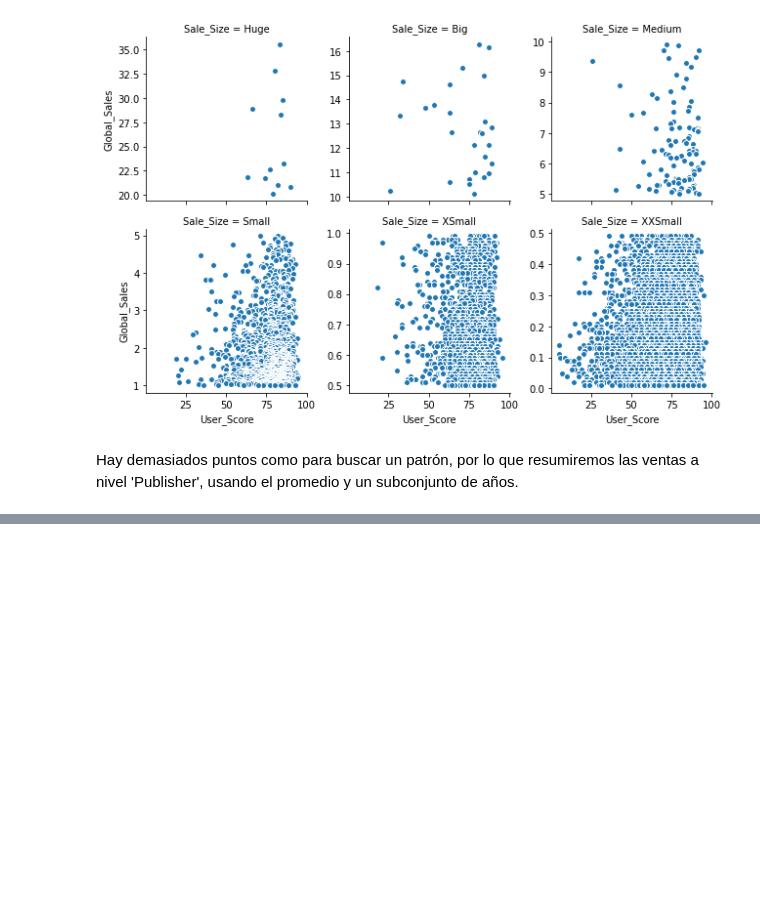
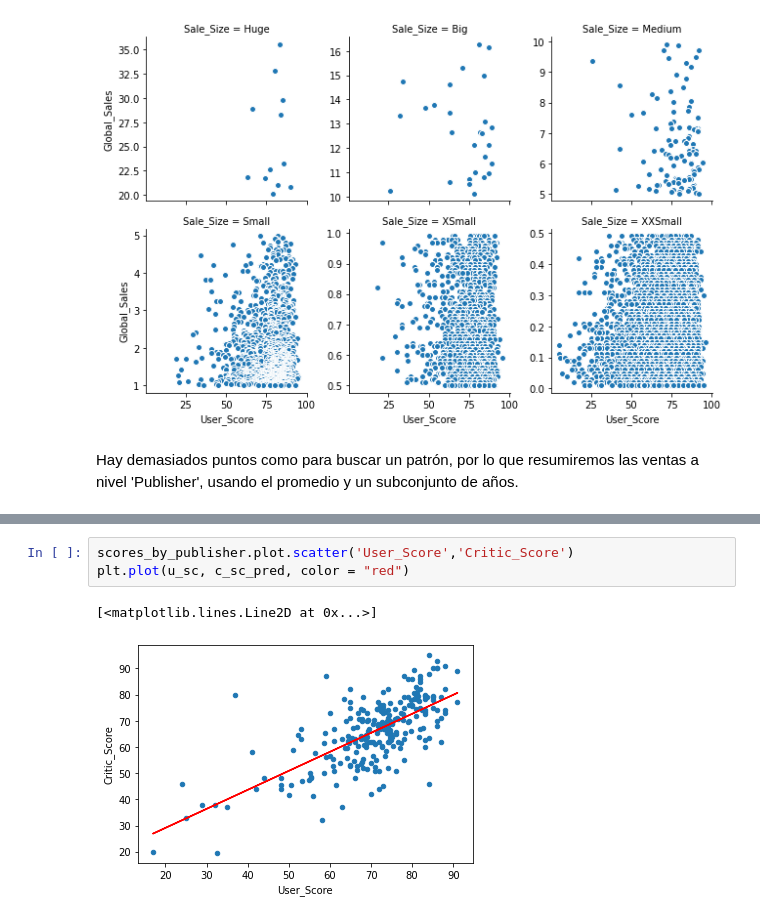
Before and after one commit to prope-2020-gh-classroom/practica-final-por-equipos-verano-2020-itam-jreyesgar93, a Jupyter notebook: Analisis_exploratorio.ipynb, the cells around one changed output, grey strips where cells are left out. Drawn from its saved outputs; the diff is of its cells as text; blank space fills up the shorter version.

```diff
--- a/Analisis_exploratorio.ipynb
+++ b/Analisis_exploratorio.ipynb
@@ -316,0 +369,6 @@ Hay demasiados puntos como para buscar un patrón, por lo que resumiremos las ve
+# %%
+scores_by_publisher.plot.scatter('User_Score','Critic_Score')
+plt.plot(u_sc, c_sc_pred, color = "red")
+# %% [output]
+[<matplotlib.lines.Line2D at 0x...>]
+[figure, added]
```
Also changed, not shown: parts of 8 cells of this notebook, 1 other file.
